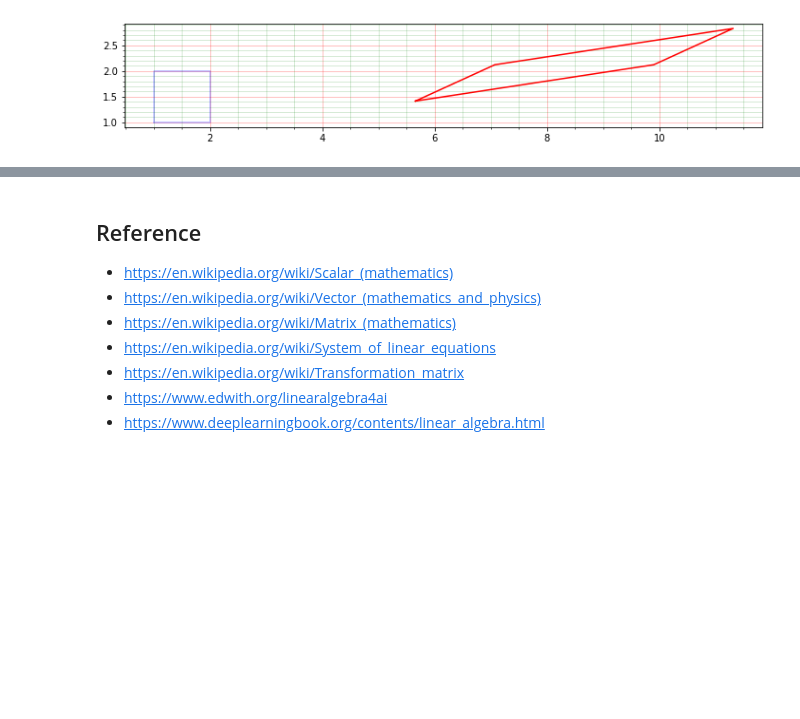
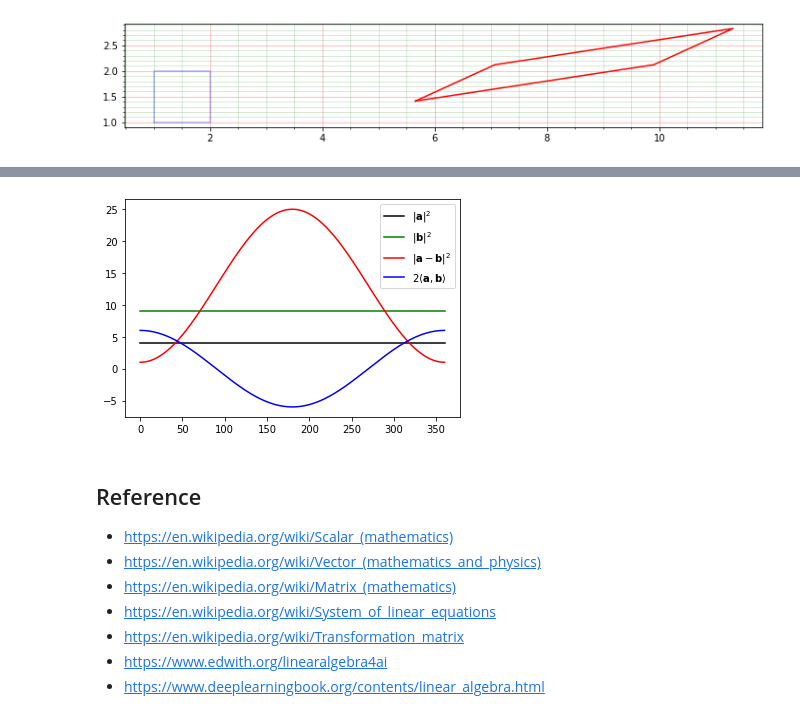
Before and after one commit to doosik71/lecture_python, a Jupyter notebook: 10_python/19_Linear_Algebra.ipynb, the cells around one changed output, grey strips where cells are left out. Saved outputs shown, nothing was run; the diff lists cells and outputs as text; code cells hidden in the pictures; blank space fills up the shorter version.

```diff
--- a/10_python/19_Linear_Algebra.ipynb
+++ b/10_python/19_Linear_Algebra.ipynb
@@ -596,3 +607,31 @@ project_rectangle(stretching.dot(shear).dot(rotation), size=(12, 2))
+# %%
+original_a = np.array([2, 0])
+b = np.array([3, 0])
+
+angle = np.linspace(0, 360, 361)
+a_square = np.zeros((361,))
+b_square = np.zeros((361,))
+distance = np.zeros((361,))
+inner_product = np.zeros((361,))
+
+for index, step in enumerate(angle):
+    theta = step * math.pi / 180
+    co, si = np.cos(theta), np.sin(theta)
+    a = np.dot(original_a, np.array([[co, -si], [si, co]]))
+
+    a_square[index] = np.dot(a, a.T)
+    b_square[index] = np.dot(b.T, b)
+    distance[index] = np.dot((a.T - b).T, a.T - b)
+    inner_product[index] = np.dot(a.T, b)
+
+[a_plot] = plt.plot(angle, a_square, color='k', label='$|\mathbf{a}|^2$')
+[b_plot] = plt.plot(angle, b_square, color='g', label='$|\mathbf{b}|^2$')
+[d_plot] = plt.plot(angle, distance, color='r', label='$|\mathbf{a}-\mathbf{b}|^2$')
+[i_plot] = plt.plot(angle, inner_product, color='b', label='$2 \langle \mathbf{a}, \mathbf{b} \\rangle$')
+plt.legend(handles=[a_plot, b_plot, d_plot, i_plot])
+plt.show()
+# %% [output]
+[figure, added]
 # %% [markdown]
 ## Reference
 - https://en.wikipedia.org/wiki/Scalar_(mathematics)
```
Also changed, not shown: parts of 1 cell of this notebook, 4 other files.
